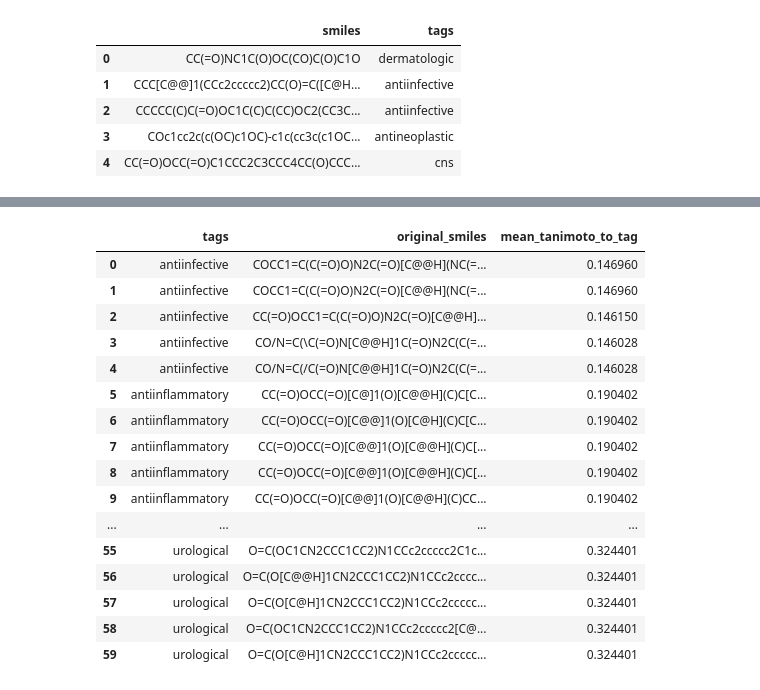
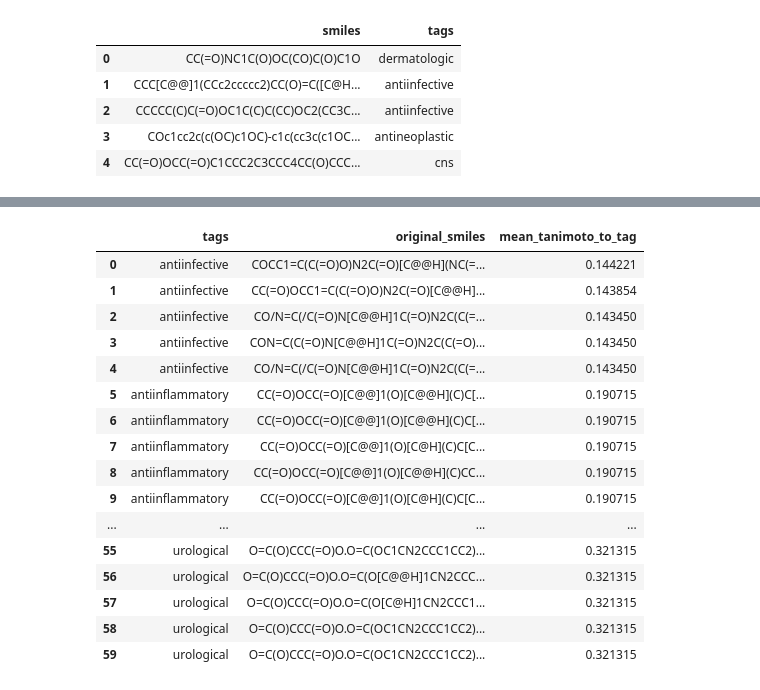
Before and after one commit to fkkarpinski/licencjat_git, a Jupyter notebook: licencjat_test_modeli.ipynb, the cells around one changed output, grey strips where cells are left out. Cells and saved outputs as stored; diff of their text form; code cells hidden in the pictures.

```diff
--- a/licencjat_test_modeli.ipynb
+++ b/licencjat_test_modeli.ipynb
@@ -43,10 +56,6 @@ data.head()
 | 4 | CC(=O)OCC(=O)C1CCC2C3CCC4CC(O)CCC... | cns |
 # %%
 def sanitize_smiles(smiles):
-    """
-    Czyści i normalizuje ciąg SMILES: usuwa sole, neutralizuje ładunki
-    i weryfikuje poprawność chemiczną. Zwraca czysty SMILES lub None.
-    """
     if not isinstance(smiles, str):
         return None
 
@@ -55,33 +64,25 @@ def sanitize_smiles(smiles):
         return None
 
     try:
-        # Krok A: Zostawiamy tylko główną cząsteczkę (usuwamy sole, wodę itp.)
-        # np. z zapisu leku i soli zostawi tylko lek
-        fragment_chooser = rdMolStandardize.LargestFragmentChooser()
-        mol = fragment_chooser.choose(mol)
+        #fragment_chooser = rdMolStandardize.LargestFragmentChooser()
+        #mol = fragment_chooser.choose(mol)
 
-        # Krok B: Neutralizacja ładunków
-        # np. zamieni [O-] na OH, [NH3+] na NH2
-        uncharger = rdMolStandardize.Uncharger()
-        mol = uncharger.uncharge(mol)
-
-        # Krok C: Podstawowa sanityzacja RDKit (naprawa aromatów, walencyjności)
+        #uncharger = rdMolStandardize.Uncharger()
+        #mol = uncharger.uncharge(mol)
+        """wyłączyłem póki co te modyfikacje"""
         Chem.SanitizeMol(mol)
 
-        # Krok D: Zwracamy z powrotem jako czysty, kanoniczny ciąg SMILES
         return Chem.MolToSmiles(mol, isomericSmiles=True, canonical=True)
 
     except Exception as e:
         return None
 
 def generate_mol(smiles):
-    """Tworzy obiekt RDKit Mol na podstawie ciągu SMILES."""
     if not isinstance(smiles, str):
         return None
     return Chem.MolFromSmiles(smiles)
 
 def generate_fp(mol, radius=2, nBits=2048):
-    """Tworzy fingerprint w postaci tablicy numpy z obiektu Mol."""
     if mol is not None:
         fp = AllChem.GetMorganFingerprintAsBitVect(mol, radius, nBits=nBits)
         return np.array(fp)
@@ -121,11 +133,9 @@ reactions = {k: ReactionFromSmarts(v) for k, v in bioisosteric_reactions.items()
 # %%
-# 1. Wyciągamy dane do szybkich tablic numpy
 smiles_arr = data["smiles"].to_numpy()
 fp_arr = np.stack(data["fingerprint"].values)
 
 rows = []
 
-# 2. Grupowanie po tagach (teraz tagi to czyste stringi)
 for tag, positions in sorted(data.groupby("tags").indices.items()):
     fps = fp_arr[positions]
     n = len(fps)
@@ -133,59 +143,54 @@ for tag, positions in sorted(data.groupby("tags").indices.items()):
     # Podobieństwo cząsteczki do samej siebie = 1.0
     sim_sums = np.ones(n, dtype=float)
 
-    # 3. Obliczanie Tanimoto (macierzowo) dla klas, które mają więcej niż 1 lek
+    #tanimoto distance
     if n > 1:
         for i in range(1, n):
-            # Iloczyn skalarny (część wspólna bitów)
             intersection = np.dot(fps[:i], fps[i])
-            # Suma bitów dla poszczególnych wektorów
             sum_A = np.sum(fps[:i], axis=1)
             sum_B = np.sum(fps[i])
 
-            # Wzór na Tanimoto dla wektorów binarnych
             sims = intersection / (sum_A + sum_B - intersection)
 
             sim_sums[i] += sims.sum()
             sim_sums[:i] += sims
 
-    # Średnie podobieństwo do reszty grupy
+    #podobieństwo do reszty grupy
     mean_tanimoto = sim_sums / n
 
-    # 4. Sortowanie malejąco i wybór max 5 indeksów
+    #sortowanie malejąco i wybór max 5 indeksów
     top_idx = np.argsort(-mean_tanimoto)[:min(5, n)]
 
-    # 5. Zapisanie wyników
     for local_idx in top_idx:
         pos = positions[local_idx]
         rows.append(
             {
                 "tags": tag,
                 "original_smiles": smiles_arr[pos],
                 "mean_tanimoto_to_tag": mean_tanimoto[local_idx],
             }
         )
 
-# Tworzymy tabelę podsumowującą z naszymi reprezentantami
 top5_by_tag = pd.DataFrame(rows)
-display(top5_by_tag)
+top5_by_tag
 # %% [output]
 |  | tags | original_smiles | mean_tanimoto_to_tag |
-| 0 | antiinfective | COCC1=C(C(=O)O)N2C(=O)[C@@H](NC(=... | 0.146960 |
-| 1 | antiinfective | COCC1=C(C(=O)O)N2C(=O)[C@@H](NC(=... | 0.146960 |
-| 2 | antiinfective | CC(=O)OCC1=C(C(=O)O)N2C(=O)[C@@H]... | 0.146150 |
-| 3 | antiinfective | CO/N=C(\C(=O)N[C@@H]1C(=O)N2C(C(=... | 0.146028 |
-| 4 | antiinfective | CO/N=C(/C(=O)N[C@@H]1C(=O)N2C(C(=... | 0.146028 |
-| 5 | antiinflammatory | CC(=O)OCC(=O)[C@]1(O)[C@@H](C)C[C... | 0.190402 |
-| 6 | antiinflammatory | CC(=O)OCC(=O)[C@@]1(O)[C@H](C)C[C... | 0.190402 |
-| 7 | antiinflammatory | CC(=O)OCC(=O)[C@@]1(O)[C@@H](C)C[... | 0.190402 |
-| 8 | antiinflammatory | CC(=O)OCC(=O)[C@@]1(O)[C@@H](C)C[... | 0.190402 |
-| 9 | antiinflammatory | CC(=O)OCC(=O)[C@@]1(O)[C@@H](C)CC... | 0.190402 |
+| 0 | antiinfective | COCC1=C(C(=O)O)N2C(=O)[C@@H](NC(=... | 0.144221 |
+| 1 | antiinfective | CC(=O)OCC1=C(C(=O)O)N2C(=O)[C@@H]... | 0.143854 |
+| 2 | antiinfective | CO/N=C(/C(=O)N[C@@H]1C(=O)N2C(C(=... | 0.143450 |
+| 3 | antiinfective | CON=C(C(=O)N[C@@H]1C(=O)N2C(C(=O)... | 0.143450 |
+| 4 | antiinfective | CO/N=C(/C(=O)N[C@@H]1C(=O)N2C(C(=... | 0.143450 |
+| 5 | antiinflammatory | CC(=O)OCC(=O)[C@@]1(O)[C@@H](C)C[... | 0.190715 |
+| 6 | antiinflammatory | CC(=O)OCC(=O)[C@@]1(O)[C@@H](C)C[... | 0.190715 |
+| 7 | antiinflammatory | CC(=O)OCC(=O)[C@@]1(O)[C@H](C)C[C... | 0.190715 |
+| 8 | antiinflammatory | CC(=O)OCC(=O)[C@@]1(O)[C@@H](C)CC... | 0.190715 |
+| 9 | antiinflammatory | CC(=O)OCC(=O)[C@@]1(O)[C@H](C)C[C... | 0.190715 |
 | ... | ... | ... | ... |
-| 55 | urological | O=C(OC1CN2CCC1CC2)N1CCc2ccccc2C1c... | 0.324401 |
-| 56 | urological | O=C(O[C@@H]1CN2CCC1CC2)N1CCc2cccc... | 0.324401 |
-| 57 | urological | O=C(O[C@H]1CN2CCC1CC2)N1CCc2ccccc... | 0.324401 |
-| 58 | urological | O=C(OC1CN2CCC1CC2)N1CCc2ccccc2[C@... | 0.324401 |
-| 59 | urological | O=C(O[C@H]1CN2CCC1CC2)N1CCc2ccccc... | 0.324401 |
+| 55 | urological | O=C(O)CCC(=O)O.O=C(OC1CN2CCC1CC2)... | 0.321315 |
+| 56 | urological | O=C(O)CCC(=O)O.O=C(O[C@@H]1CN2CCC... | 0.321315 |
+| 57 | urological | O=C(O)CCC(=O)O.O=C(O[C@H]1CN2CCC1... | 0.321315 |
+| 58 | urological | O=C(O)CCC(=O)O.O=C(OC1CN2CCC1CC2)... | 0.321315 |
+| 59 | urological | O=C(O)CCC(=O)O.O=C(OC1CN2CCC1CC2)... | 0.321315 |
 # %%
 reaction_results = []
 
```
Also changed, not shown: parts of 19 cells of this notebook, 4 other files.
